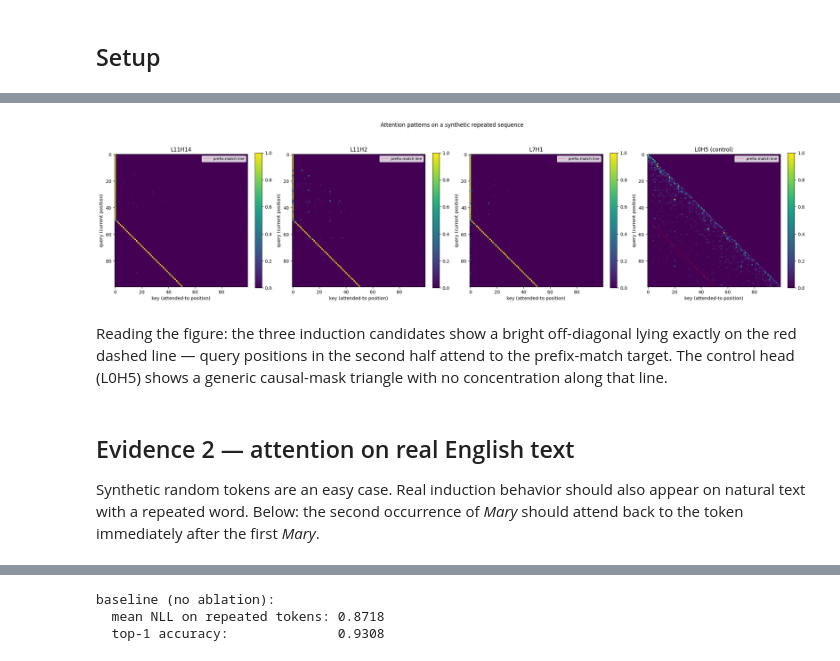
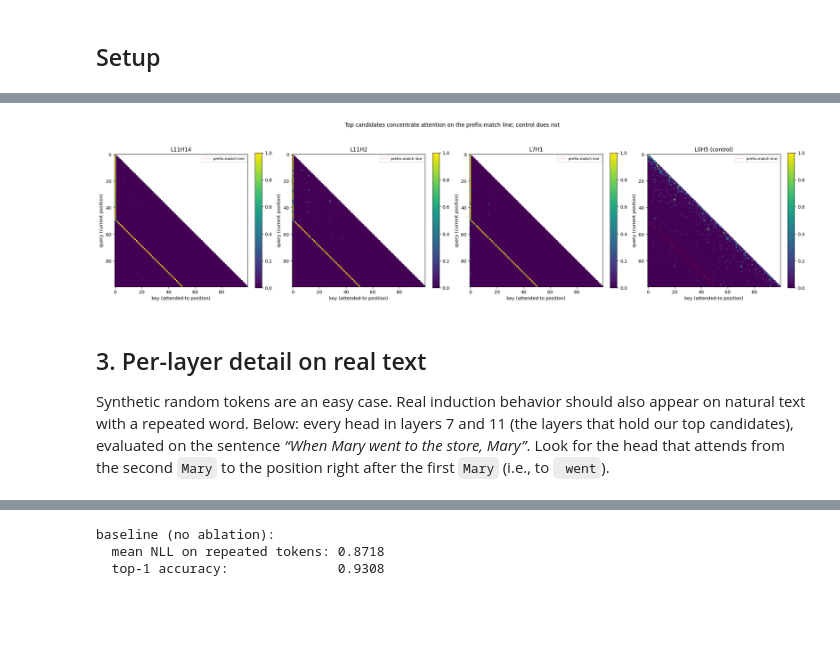
Before and after one commit to cam-berger/pythia-motif-emergence, a Jupyter notebook: notebooks/induction_heads_proof.ipynb, the cells around one changed output, grey strips where cells are left out. Saved outputs shown, nothing was run; the diff lists cells and outputs as text; code cells hidden in the pictures; blank space fills up the shorter version.

```diff
--- a/notebooks/induction_heads_proof.ipynb
+++ b/notebooks/induction_heads_proof.ipynb
@@ -17,7 +17,6 @@ os.environ['PYTORCH_ENABLE_MPS_FALLBACK'] = '1'
 
 import sys
 from pathlib import Path
-# Make src/ importable when run from notebooks/ directory.
 REPO = Path.cwd().parent if Path.cwd().name == 'notebooks' else Path.cwd()
 if str(REPO) not in sys.path:
     sys.path.insert(0, str(REPO))
@@ -32,5 +31,6 @@ from src.detectors.induction import build_repetition_sequences
 torch.set_grad_enabled(False)
 model = load_pythia('410m', step=143000)
 device = next(model.parameters()).device
-print(f'model loaded: n_layers={model.cfg.n_layers}, n_heads={model.cfg.n_heads}, device={device}')
+n_layers, n_heads = int(model.cfg.n_layers), int(model.cfg.n_heads)
+print(f'model loaded: n_layers={n_layers}, n_heads={n_heads}, device={device}')
 # %% [output]
@@ -52,0 +52,24 @@ We plot the three top heads side-by-side with the predicted prefix-match line ov
+# %%
+SEQ_LEN = 100
+HALF = SEQ_LEN // 2
+rng = torch.Generator(device='cpu').manual_seed(42)
+synthetic_tokens = build_repetition_sequences(1, SEQ_LEN, model.cfg.d_vocab, rng).to(device)
+
+_, synthetic_cache = model.run_with_cache(
+    synthetic_tokens, names_filter=lambda n: n.endswith('pattern'), return_type=None
+)
+
+mask_synthetic = upper_tri_mask(SEQ_LEN)
+
+fig = plt.figure(figsize=(20, 30))
+for layer in range(n_layers):
+    pat_layer = synthetic_cache[f'blocks.{layer}.attn.hook_pattern']
+    for h in range(n_heads):
+        ax = fig.add_subplot(n_layers, n_heads, n_heads * layer + h + 1)
+        a = pat_layer[0, h].detach().cpu().float().numpy()
+        a_masked = np.ma.masked_array(a, mask_synthetic)
+        ax.imshow(a_masked)
+        ax.axis('off')
+fig.suptitle('Pythia-410M: every head on a synthetic repeated-token sequence', y=1.0)
+plt.tight_layout()
+plt.show()
@@ -53,37 +84,28 @@ We plot the three top heads side-by-side with the predicted prefix-match line ov
 # %%
-SEQ_LEN = 100
-HALF = SEQ_LEN // 2
-rng = torch.Generator(device='cpu').manual_seed(42)
-tokens = build_repetition_sequences(1, SEQ_LEN, model.cfg.d_vocab, rng).to(device)
-
-_, cache = model.run_with_cache(
-    tokens, names_filter=lambda n: n.endswith('pattern'), return_type=None
-)
-
 heads_to_show = TOP_HEADS + [CONTROL_HEAD]
 fig, axes = plt.subplots(1, 4, figsize=(22, 5.5))
 for ax, (layer, head) in zip(axes, heads_to_show):
-    pat = cache[f'blocks.{layer}.attn.hook_pattern'][0, head].cpu().float().numpy()
+    pat = synthetic_cache[f'blocks.{layer}.attn.hook_pattern'][0, head]
+    a = pat.detach().cpu().float().numpy()
+    a_masked = np.ma.masked_array(a, mask_synthetic)
     is_control = (layer, head) == CONTROL_HEAD
     label = f'L{layer}H{head}' + (' (control)' if is_control else '')
-    im = ax.imshow(pat, cmap='viridis', vmin=0, vmax=max(pat.max(), 0.01))
+    im = ax.imshow(a_masked, vmin=0, vmax=max(a.max(), 0.01))
     ax.set_title(label)
     ax.set_xlabel('key (attended-to position)')
     ax.set_ylabel('query (current position)')
     qs = np.arange(HALF, SEQ_LEN)
     ks = qs - HALF + 1
     ax.plot(ks, qs, 'r--', alpha=0.6, linewidth=0.8, label='prefix-match line')
     ax.legend(loc='upper right', fontsize=8)
     plt.colorbar(im, ax=ax, fraction=0.046)
-fig.suptitle('Attention patterns on a synthetic repeated sequence', y=1.02)
+fig.suptitle('Top candidates concentrate attention on the prefix-match line; control does not', y=1.02)
 plt.tight_layout()
 plt.show()
 # %% [output]
-[figure, old version]
+[figure, new version]
-# %% [markdown]
-Reading the figure: the three induction candidates show a bright off-diagonal lying exactly on the red dashed line — query positions in the second half attend to the prefix-match target. The control head (L0H5) shows a generic causal-mask triangle with no concentration along that line.
 # %% [markdown]
-## Evidence 2 — attention on real English text
+## 3. Per-layer detail on real text
 
-Synthetic random tokens are an easy case. Real induction behavior should also appear on natural text with a repeated word. Below: the second occurrence of *Mary* should attend back to the token immediately after the first *Mary*.
+Synthetic random tokens are an easy case. Real induction behavior should also appear on natural text with a repeated word. Below: every head in layers 7 and 11 (the layers that hold our top candidates), evaluated on the sentence *“When Mary went to the store, Mary”*. Look for the head that attends from the second `Mary` to the position right after the first `Mary` (i.e., to ` went`).
 # %%
```
Also changed, not shown: parts of 20 cells of this notebook, 1 other file.
